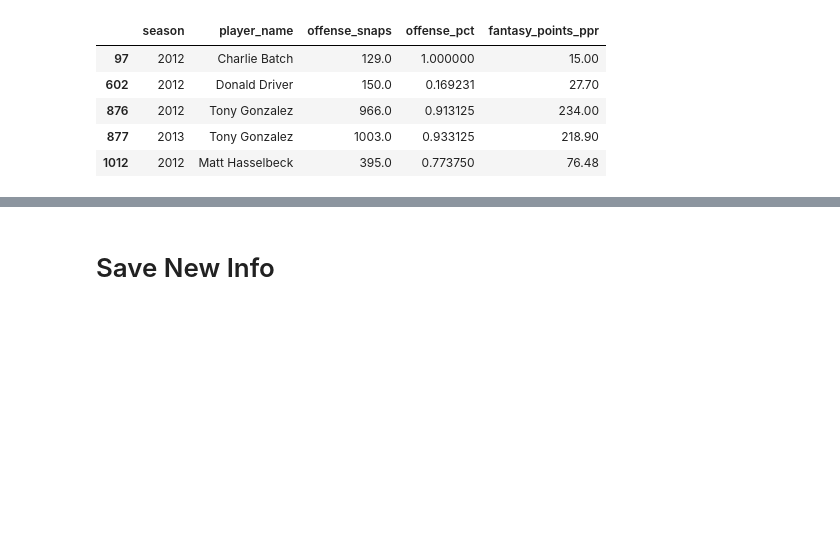
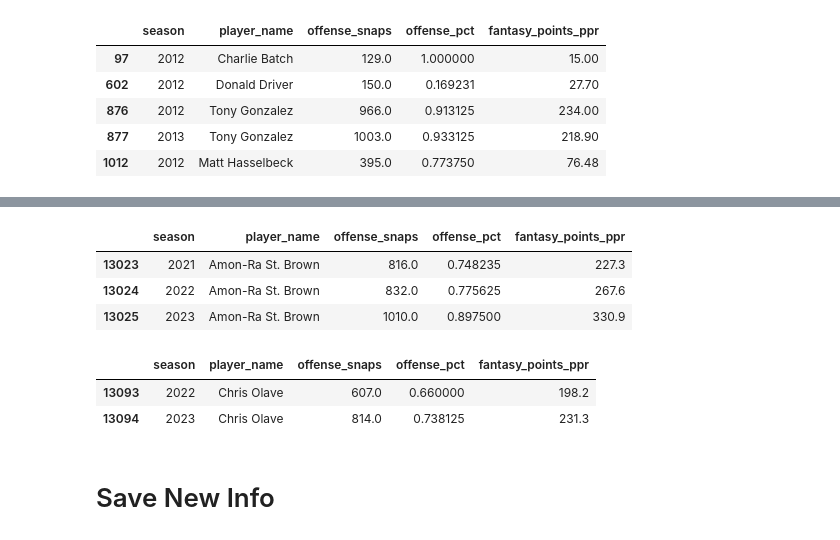
Before and after one commit to Alex-Bishka/Fantasy, a Jupyter notebook: Analysis/Notebooks/DataManagementNotebooks/Data Set Manager (Snaps).ipynb, the cells around one changed output, grey strips where cells are left out. Saved outputs shown, nothing was run; the diff lists cells and outputs as text; code cells hidden in the pictures; blank space fills up the shorter version.

```diff
--- a/Analysis/Notebooks/DataManagementNotebooks/Data Set Manager (Snaps).ipynb
+++ b/Analysis/Notebooks/DataManagementNotebooks/Data Set Manager (Snaps).ipynb
@@ -133,3 +183,20 @@ df_temp[["offense_snaps", "fantasy_points_ppr"]].corr()
+# %%
+df_core_merge.query("player_name == 'Amon-Ra St. Brown'")[["season", "player_name",
+                                                 "offense_snaps", "offense_pct",
+                                                 "fantasy_points_ppr"]]
+# %% [output]
+|  | season | player_name | offense_snaps | offense_pct | fantasy_points_ppr |
+| 13023 | 2021 | Amon-Ra St. Brown | 816.0 | 0.748235 | 227.3 |
+| 13024 | 2022 | Amon-Ra St. Brown | 832.0 | 0.775625 | 267.6 |
+| 13025 | 2023 | Amon-Ra St. Brown | 1010.0 | 0.897500 | 330.9 |
+# %%
+df_core_merge.query("player_name == 'Chris Olave'")[["season", "player_name",
+                                                 "offense_snaps", "offense_pct",
+                                                 "fantasy_points_ppr"]]
+# %% [output]
+|  | season | player_name | offense_snaps | offense_pct | fantasy_points_ppr |
+| 13093 | 2022 | Chris Olave | 607.0 | 0.660000 | 198.2 |
+| 13094 | 2023 | Chris Olave | 814.0 | 0.738125 | 231.3 |
 # %% [markdown]
 # Save New Info
 # %%
```
Also changed, not shown: parts of 8 cells of this notebook, 1 other file.
